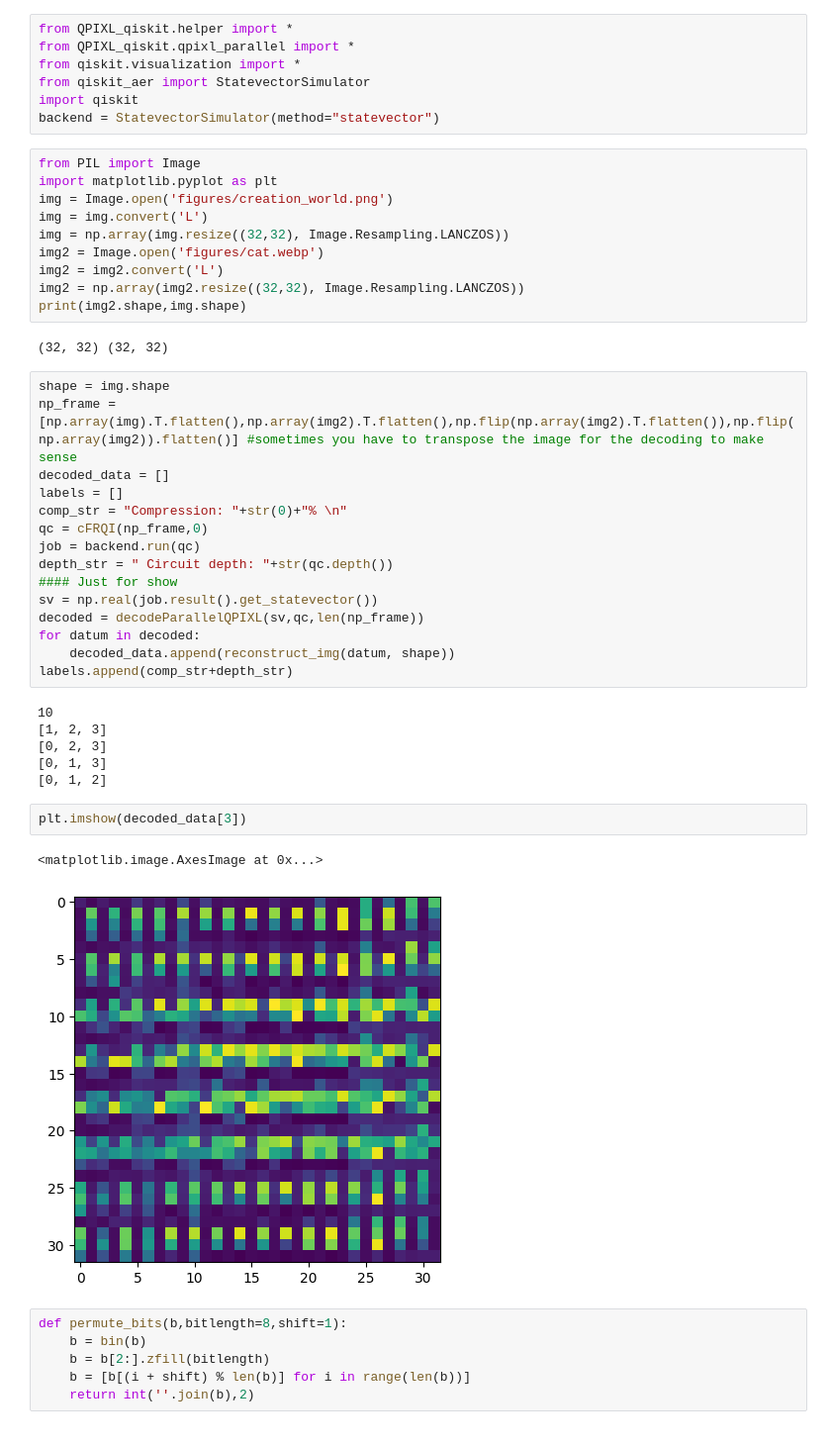
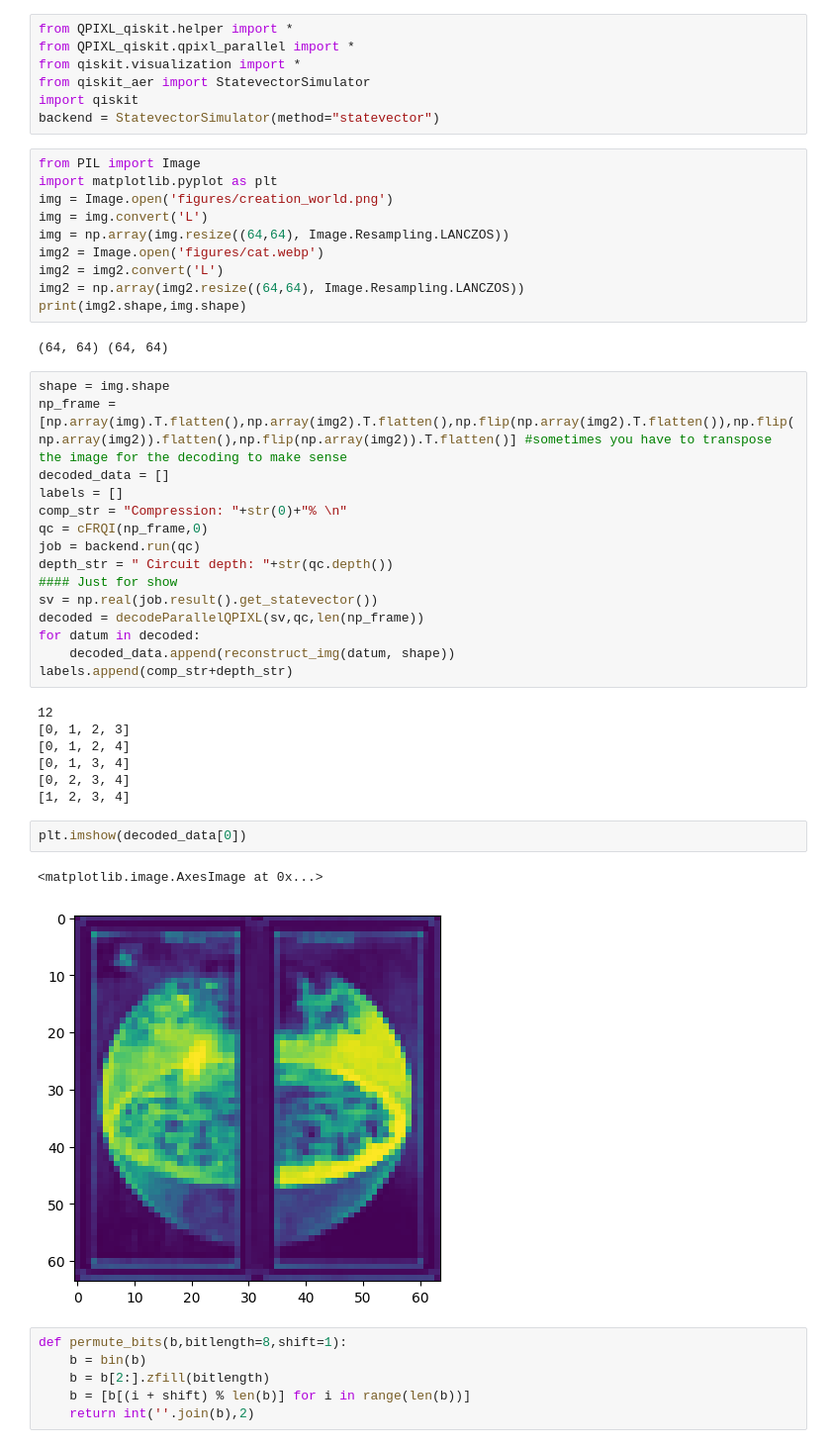
Before and after one commit to HeidelbergQuantum/qhack2024, a Jupyter notebook: FINAL_submission/Qpixl_parallel.ipynb, the cells around one changed output. Shown: that part at 99% size. Saved outputs shown, nothing was run; the diff lists cells and outputs as text.

```diff
--- a/FINAL_submission/Qpixl_parallel.ipynb
+++ b/FINAL_submission/Qpixl_parallel.ipynb
@@ -10,16 +10,16 @@ from PIL import Image
 import matplotlib.pyplot as plt
 img = Image.open('figures/creation_world.png')
 img = img.convert('L')
-img = np.array(img.resize((32,32), Image.Resampling.LANCZOS))
+img = np.array(img.resize((64,64), Image.Resampling.LANCZOS))
 img2 = Image.open('figures/cat.webp')
 img2 = img2.convert('L')
-img2 = np.array(img2.resize((32,32), Image.Resampling.LANCZOS))
+img2 = np.array(img2.resize((64,64), Image.Resampling.LANCZOS))
 print(img2.shape,img.shape)
 # %% [output]
-(32, 32) (32, 32)
+(64, 64) (64, 64)
 # %%
 shape = img.shape
-np_frame = [np.array(img).T.flatten(),np.array(img2).T.flatten(),np.flip(np.array(img2).T.flatten()),np.flip(np.array(img2)).flatten()] #sometimes you have to transpose the image for the decoding to make sense
+np_frame = [np.array(img).T.flatten(),np.array(img2).T.flatten(),np.flip(np.array(img2).T.flatten()),np.flip(np.array(img2)).flatten(),np.flip(np.array(img2)).T.flatten()] #sometimes you have to transpose the image for the decoding to make sense
 decoded_data = []
 labels = []
 comp_str = "Compression: "+str(0)+"% \n"
@@ -33,16 +33,17 @@ for datum in decoded:
     decoded_data.append(reconstruct_img(datum, shape))
 labels.append(comp_str+depth_str)
 # %% [output]
-10
-[1, 2, 3]
-[0, 2, 3]
-[0, 1, 3]
-[0, 1, 2]
+12
+[0, 1, 2, 3]
+[0, 1, 2, 4]
+[0, 1, 3, 4]
+[0, 2, 3, 4]
+[1, 2, 3, 4]
 # %%
-plt.imshow(decoded_data[3])
+plt.imshow(decoded_data[0])
 # %% [output]
 <matplotlib.image.AxesImage at 0x...>
-[figure, old version]
+[figure, new version]
 # %%
 def permute_bits(b,bitlength=8,shift=1):
     b = bin(b)
```
Also changed, not shown: parts of 3 cells of this notebook.
